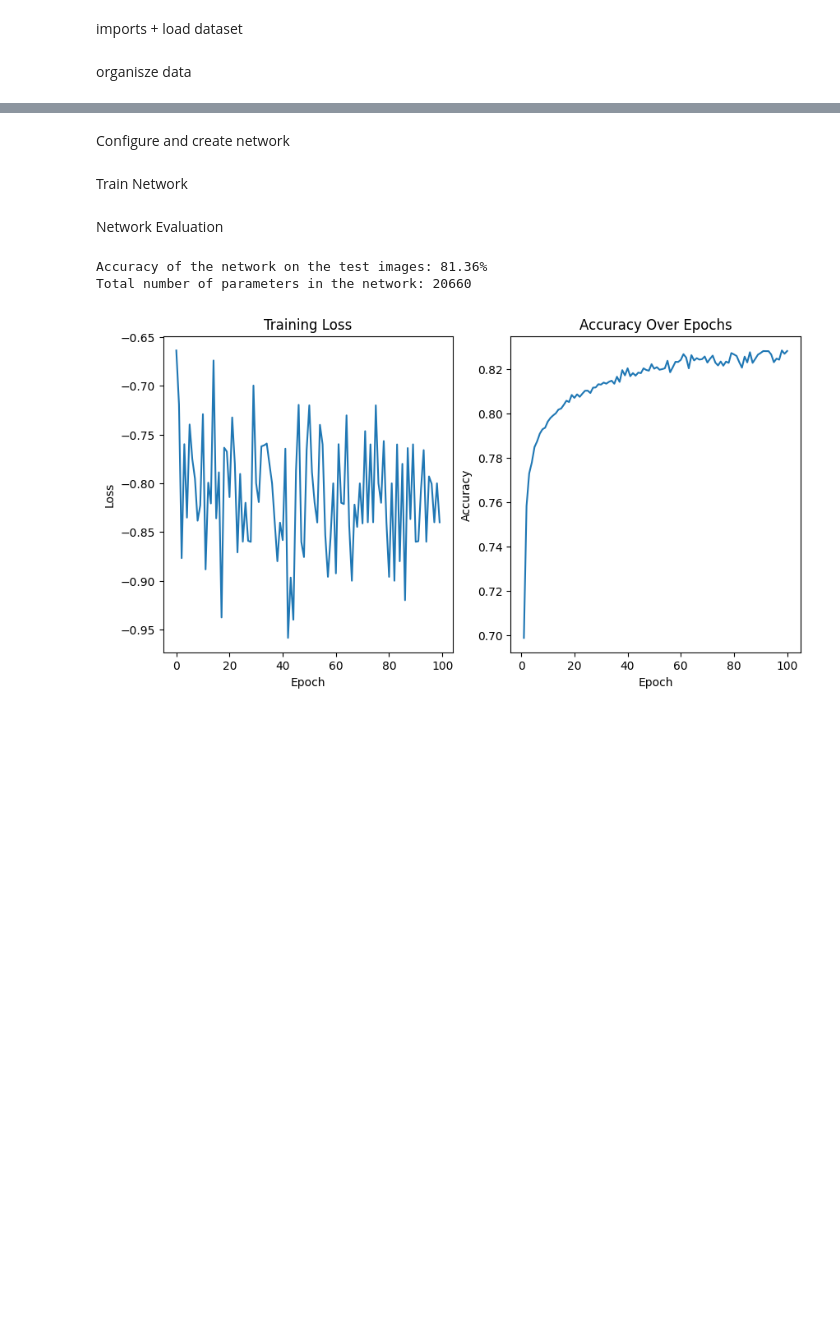
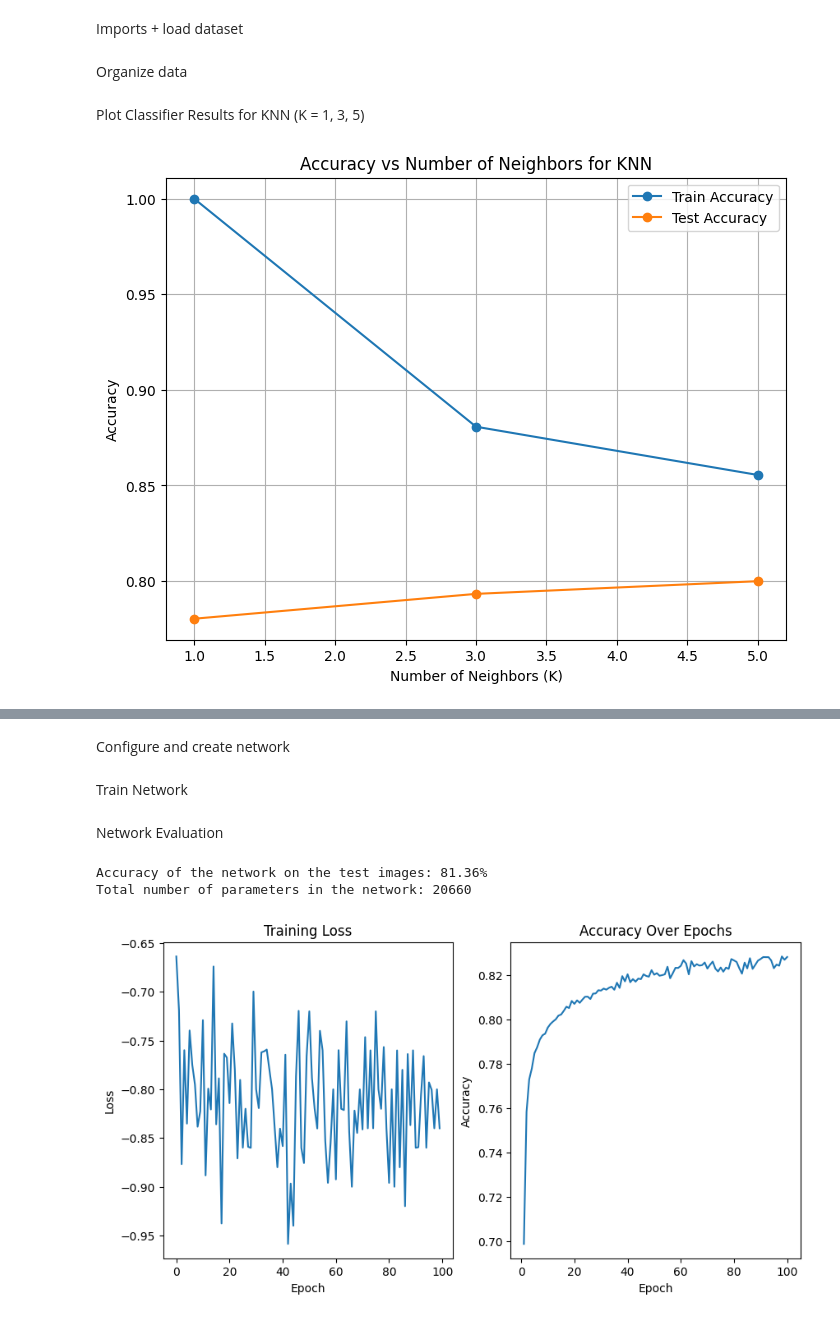
Before and after one commit to BillPapakyriakou/BillPapakyriakou, a Jupyter notebook: MachineLearning1A.ipynb, the cells around one changed output, grey strips where cells are left out. Saved outputs shown, nothing was run; the diff lists cells and outputs as text; code cells hidden in the pictures; blank space fills up the shorter version.

```diff
--- a/MachineLearning1A.ipynb
+++ b/MachineLearning1A.ipynb
@@ -1,7 +1,7 @@
 # %% [markdown]
 <a href="https://colab.research.google.com/github/BillPapakyriakou/BillPapakyriakou/blob/main/MachineLearning1A.ipynb" target="_parent"><img src="https://colab.research.google.com/assets/colab-badge.svg" alt="Open In Colab"/></a>
 # %% [markdown]
-imports + load dataset
+Imports + load dataset
 # %%
 import numpy as np
 import pandas as pd
@@ -29,7 +29,7 @@ device = torch.device('cuda' if torch.cuda.is_available() else 'cpu')
 # Load Fashion MNIST dataset
 fashion_mnist = fetch_openml(name='Fashion-MNIST')
 # %% [markdown]
-organisze data
+Organize data
 # %%
 
 # Split data into data and labels
@@ -108,3 +106,34 @@ for gamma in RBF_VALUES:
     svm_rbf = SVC(kernel='rbf', gamma=gamma, max_iter=500)
     svm_rbf.fit(X_train_vectorized, y_train)
     models[f'SVM RBF (gamma={gamma})'] = svm_rbf
+# %% [markdown]
+Plot Classifier Results for KNN (K = 1, 3, 5)
+# %%
+train_accuracies = []
+test_accuracies = []
+
+for k in K_VALUES:
+    model_name = f"KNN (K={k})"
+
+    # Get the model from the dictionary
+    model = models[model_name]
+
+    # Calculate accuracy on training and test data
+    train_accuracy = model.score(X_train_vectorized, y_train)
+    test_accuracy = model.score(X_test_vectorized, y_test)
+
+    train_accuracies.append(train_accuracy)
+    test_accuracies.append(test_accuracy)
+
+# Plotting the results
+plt.figure(figsize=(8, 6))
+plt.plot(K_VALUES, train_accuracies, marker='o', label='Train Accuracy')
+plt.plot(K_VALUES, test_accuracies, marker='o', label='Test Accuracy')
+plt.xlabel('Number of Neighbors (K)')
+plt.ylabel('Accuracy')
+plt.title('Accuracy vs Number of Neighbors for KNN')
+plt.legend()
+plt.grid(True)
+plt.show()
+# %% [output]
+[figure, added]
```
Also changed, not shown: parts of 7 cells of this notebook.
